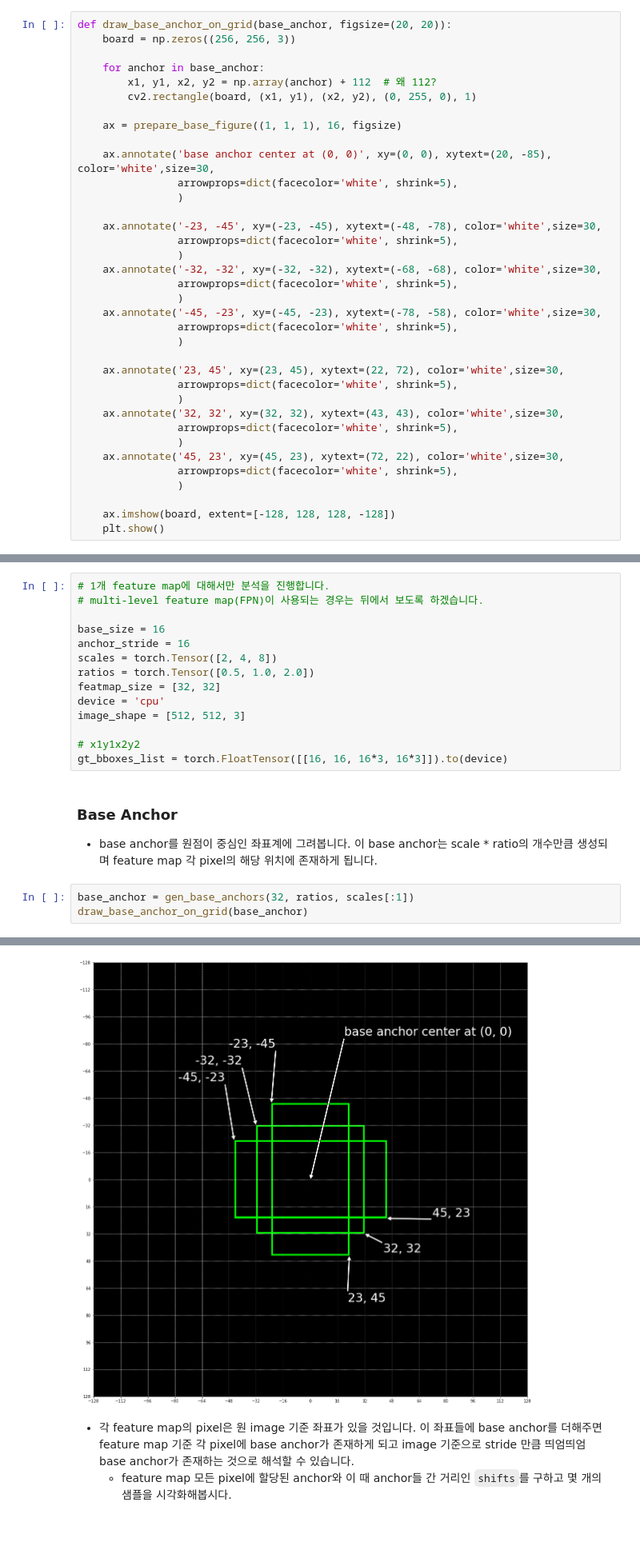
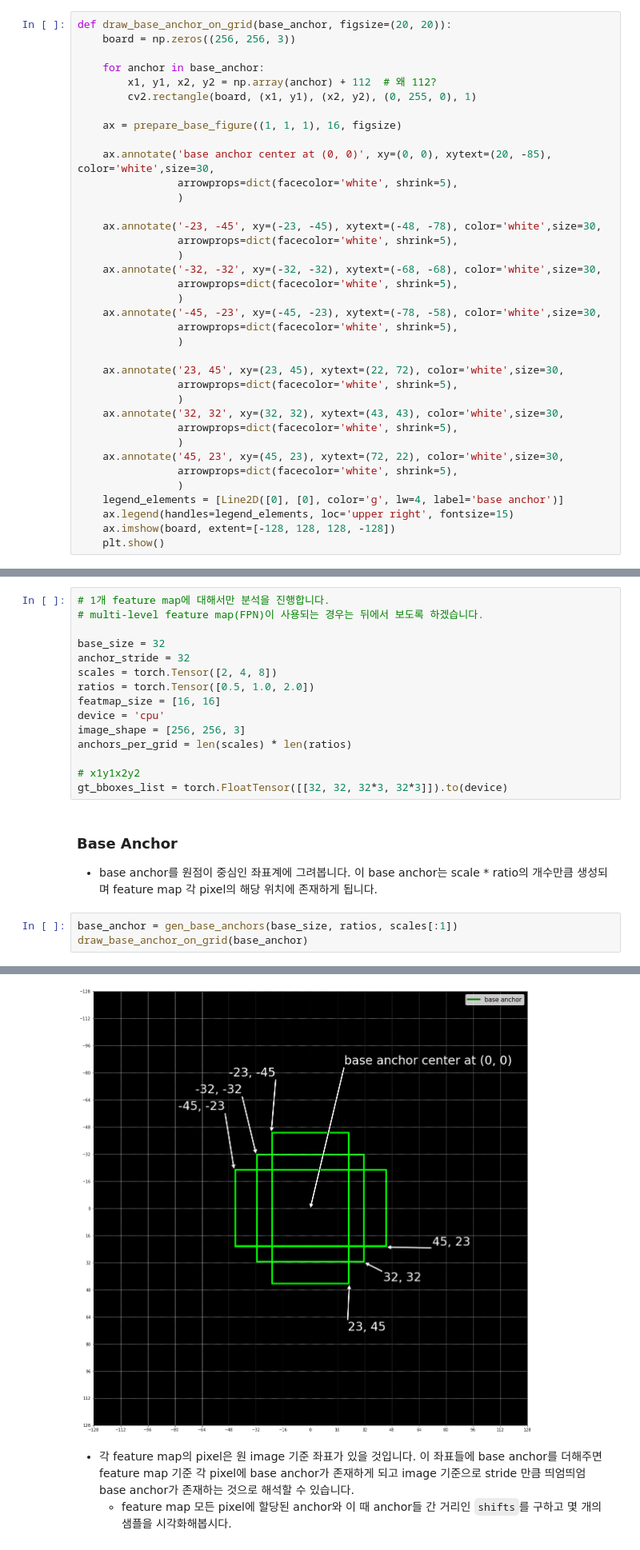
Before and after one commit to whikwon/mpmmdet, a Jupyter notebook: mmdet/anchor/anchor_target (modify).ipynb, the cells around one changed output, grey strips where cells are left out. Shown at 80% size. Saved outputs shown, nothing was run; the diff lists cells and outputs as text.

```diff
--- a/mmdet/anchor/anchor_target (modify).ipynb
+++ b/mmdet/anchor/anchor_target (modify).ipynb
@@ -455,6 +471,7 @@ def draw_base_anchor_on_grid(base_anchor, figsize=(20, 20)):
     ax.annotate('45, 23', xy=(45, 23), xytext=(72, 22), color='white',size=30,
                 arrowprops=dict(facecolor='white', shrink=5),
                 )
-
+    legend_elements = [Line2D([0], [0], color='g', lw=4, label='base anchor')]
+    ax.legend(handles=legend_elements, loc='upper right', fontsize=15)
     ax.imshow(board, extent=[-128, 128, 128, -128])
     plt.show()
@@ -538,25 +549,26 @@ def draw_anchor_samples_on_image(image_shape, base_anchor, all_anchors, shifts):
 # 1개 feature map에 대해서만 분석을 진행합니다.
 # multi-level feature map(FPN)이 사용되는 경우는 뒤에서 보도록 하겠습니다.
 
-base_size = 16
-anchor_stride = 16
+base_size = 32
+anchor_stride = 32
 scales = torch.Tensor([2, 4, 8])
 ratios = torch.Tensor([0.5, 1.0, 2.0])
-featmap_size = [32, 32]
+featmap_size = [16, 16]
 device = 'cpu'
-image_shape = [512, 512, 3]
+image_shape = [256, 256, 3]
+anchors_per_grid = len(scales) * len(ratios)
 
 # x1y1x2y2
-gt_bboxes_list = torch.FloatTensor([[16, 16, 16*3, 16*3]]).to(device)
+gt_bboxes_list = torch.FloatTensor([[32, 32, 32*3, 32*3]]).to(device)
 # %% [markdown]
 ### Base Anchor
 - base anchor를 원점이 중심인 좌표계에 그려봅니다. 이 base anchor는 scale \* ratio의 개수만큼 생성되며 feature map 각 pixel의 해당 위치에 존재하게 됩니다.
 # %%
-base_anchor = gen_base_anchors(32, ratios, scales[:1])
+base_anchor = gen_base_anchors(base_size, ratios, scales[:1])
 draw_base_anchor_on_grid(base_anchor)
 # %% [output]
 Clipping input data to the valid range for imshow with RGB data ([0..1] for floats or [0..255] for integers).
-[figure, old version]
+[figure, new version]
 # %% [markdown]
 - 각 feature map의 pixel은 원 image 기준 좌표가 있을 것입니다. 이 좌표들에 base anchor를 더해주면 feature map 기준 각 pixel에 base anchor가 존재하게 되고 image 기준으로 stride 만큼 띄엄띄엄 base anchor가 존재하는 것으로 해석할 수 있습니다.
     - feature map 모든 pixel에 할당된 anchor와 이 때 anchor들 간 거리인 `shifts`를 구하고 몇 개의 샘플을 시각화해봅시다.
```
Also changed, not shown: parts of 12 cells of this notebook.
